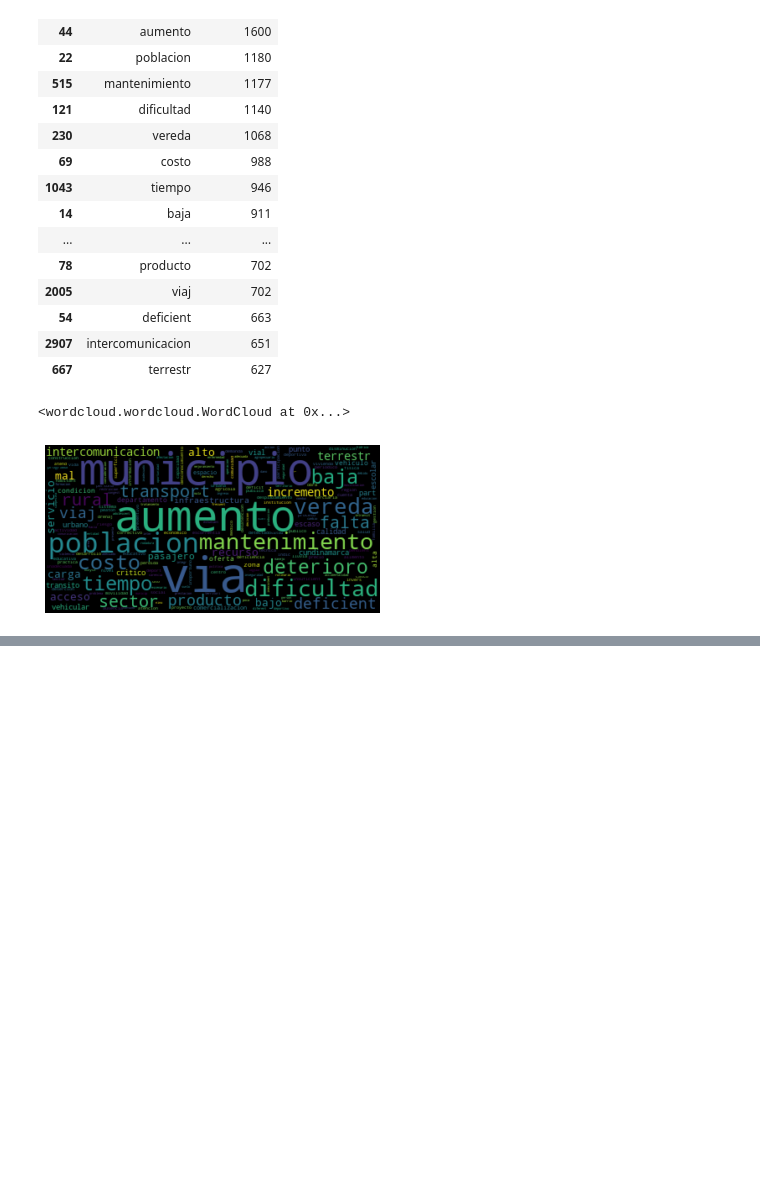
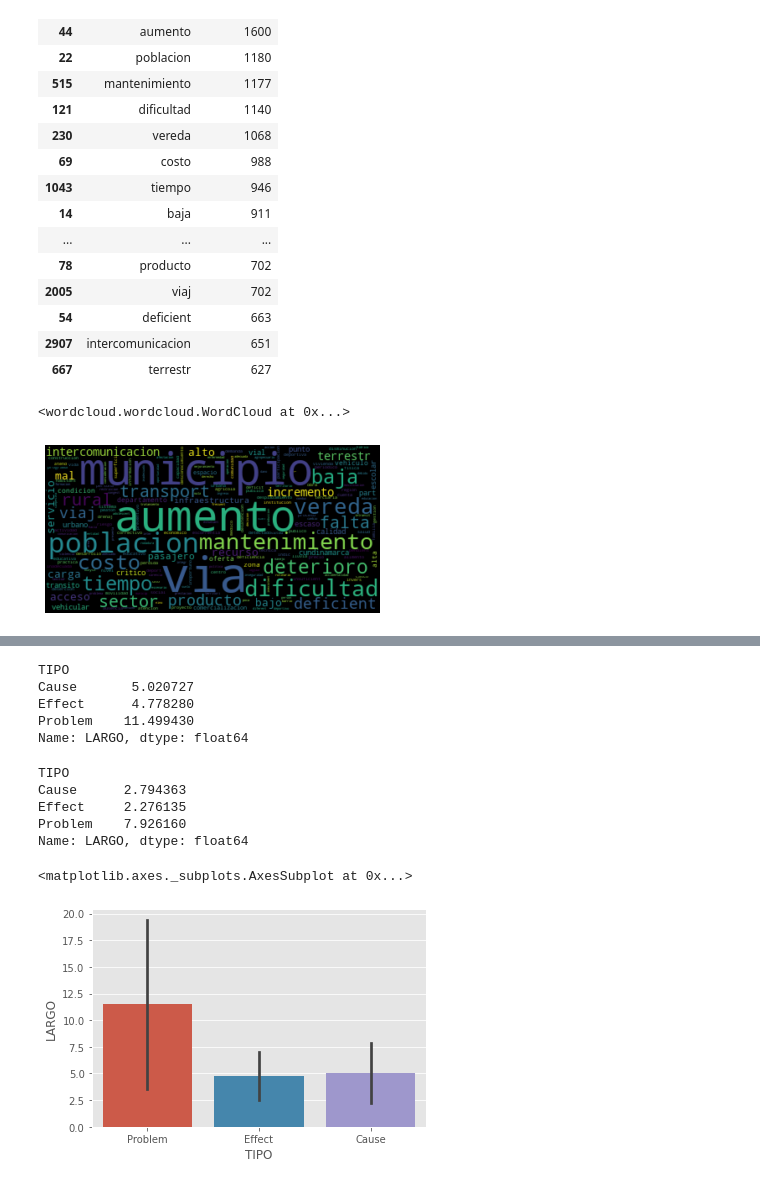
Before and after one commit to abdala9512/nlp-evaluacion-problemas-sociales, a Jupyter notebook: src/notebooks/Evaluacion_problemas_sociales_PLN.ipynb, the cells around one changed output, grey strips where cells are left out. Saved outputs shown, nothing was run; the diff lists cells and outputs as text; code cells hidden in the pictures; blank space fills up the shorter version.

```diff
--- a/src/notebooks/Evaluacion_problemas_sociales_PLN.ipynb
+++ b/src/notebooks/Evaluacion_problemas_sociales_PLN.ipynb
@@ -437,0 +577,21 @@ plt.show()
+# %%
+datos.groupby("TIPO")['LARGO'].mean()
+# %% [output]
+TIPO
+Cause       5.020727
+Effect      4.778280
+Problem    11.499430
+Name: LARGO, dtype: float64
+# %%
+datos.groupby("TIPO")['LARGO'].std()
+# %% [output]
+TIPO
+Cause      2.794363
+Effect     2.276135
+Problem    7.926160
+Name: LARGO, dtype: float64
+# %%
+sns.barplot(data=datos, x="TIPO", y='LARGO',ci="sd",estimator=np.mean)
+# %% [output]
+<matplotlib.axes._subplots.AxesSubplot at 0x...>
+[figure, added]
```
Also changed, not shown: parts of 32 cells of this notebook.
